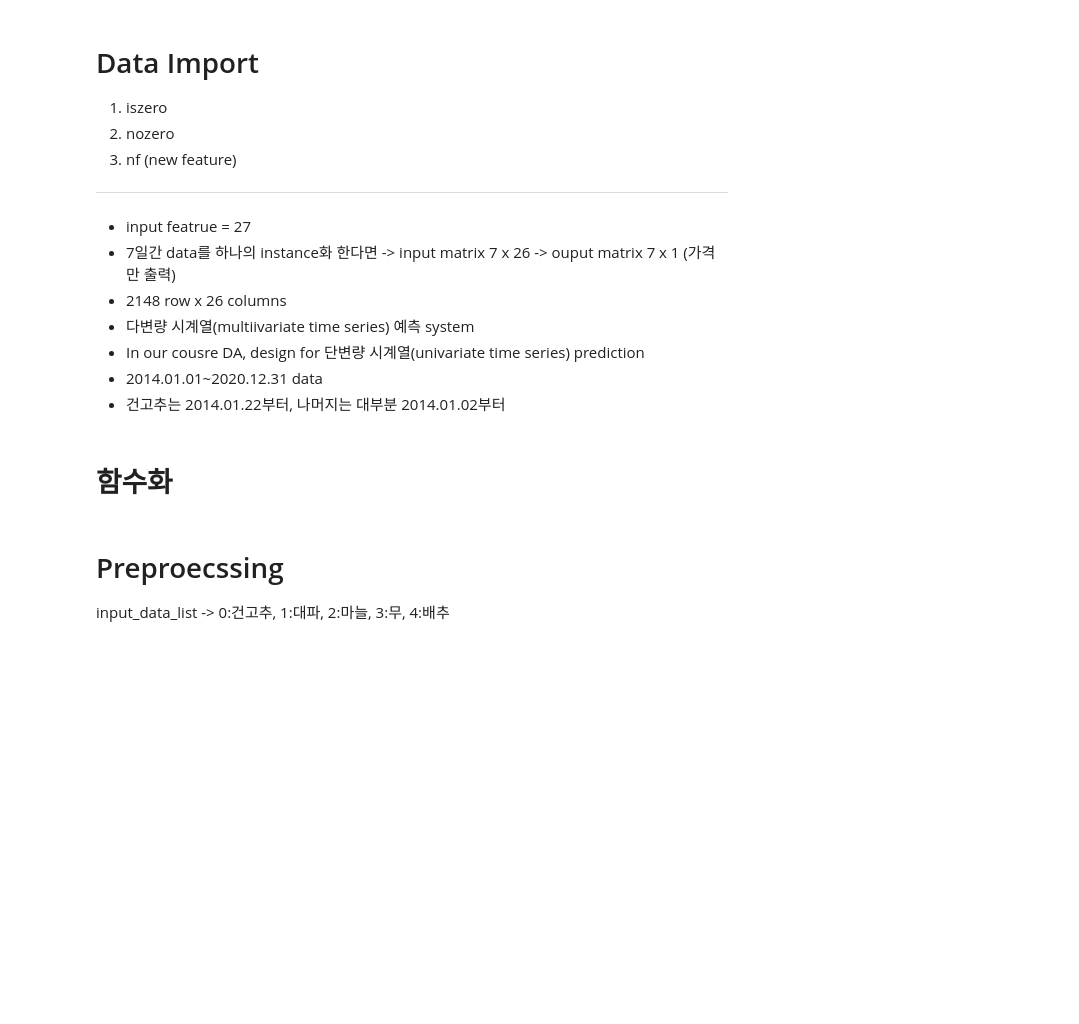
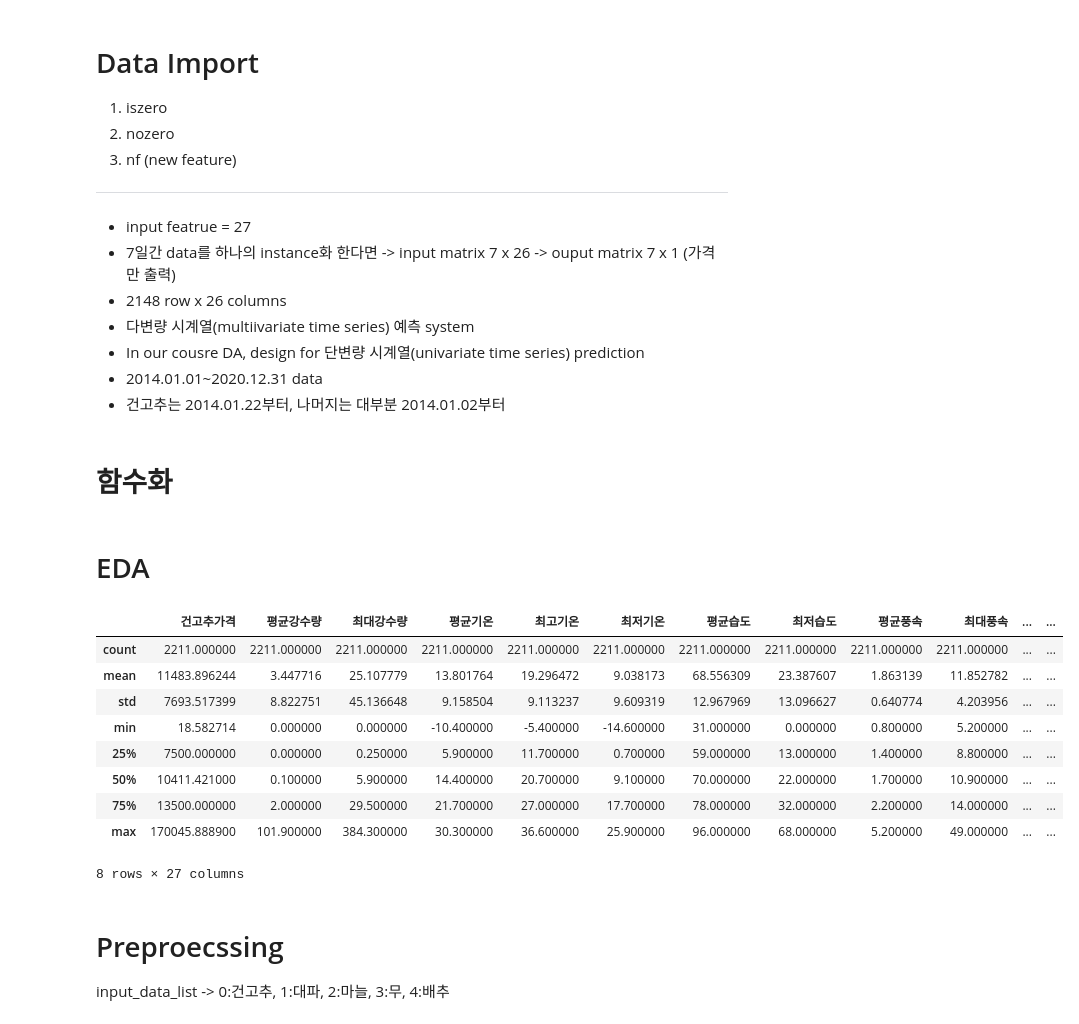
Before and after one commit to iDolphin99/proj-argricultural-price-predict, a Jupyter notebook: Dolphin/model_lgbm.ipynb, the cells around one changed output. Saved outputs shown, nothing was run; the diff lists cells and outputs as text; code cells hidden in the pictures; blank space fills up the shorter version.

```diff
--- a/Dolphin/model_lgbm.ipynb
+++ b/Dolphin/model_lgbm.ipynb
@@ -150,6 +150,21 @@ def graph(pred, test_label) :
     plt.plot(pred, label = 'prediction')
     plt.legend()
     plt.show()
+# %% [markdown]
+# EDA
+# %%
+original_data_list[0].iloc[:,1:].describe()
+# %% [output]
+|  | 건고추가격 | 평균강수량 | 최대강수량 | 평균기온 | 최고기온 | 최저기온 | 평균습도 | 최저습도 | 평균풍속 | 최대풍속 | ... | ... |
+| count | 2211.000000 | 2211.000000 | 2211.000000 | 2211.000000 | 2211.000000 | 2211.000000 | 2211.000000 | 2211.000000 | 2211.000000 | 2211.000000 | ... | ... |
+| mean | 11483.896244 | 3.447716 | 25.107779 | 13.801764 | 19.296472 | 9.038173 | 68.556309 | 23.387607 | 1.863139 | 11.852782 | ... | ... |
+| std | 7693.517399 | 8.822751 | 45.136648 | 9.158504 | 9.113237 | 9.609319 | 12.967969 | 13.096627 | 0.640774 | 4.203956 | ... | ... |
+| min | 18.582714 | 0.000000 | 0.000000 | -10.400000 | -5.400000 | -14.600000 | 31.000000 | 0.000000 | 0.800000 | 5.200000 | ... | ... |
+| 25% | 7500.000000 | 0.000000 | 0.250000 | 5.900000 | 11.700000 | 0.700000 | 59.000000 | 13.000000 | 1.400000 | 8.800000 | ... | ... |
+| 50% | 10411.421000 | 0.100000 | 5.900000 | 14.400000 | 20.700000 | 9.100000 | 70.000000 | 22.000000 | 1.700000 | 10.900000 | ... | ... |
+| 75% | 13500.000000 | 2.000000 | 29.500000 | 21.700000 | 27.000000 | 17.700000 | 78.000000 | 32.000000 | 2.200000 | 14.000000 | ... | ... |
+| max | 170045.888900 | 101.900000 | 384.300000 | 30.300000 | 36.600000 | 25.900000 | 96.000000 | 68.000000 | 5.200000 | 49.000000 | ... | ... |
+8 rows × 27 columns
 # %% [markdown]
 # Preproecssing
 
```
Also changed, not shown: parts of 11 cells of this notebook, 10 other files.
